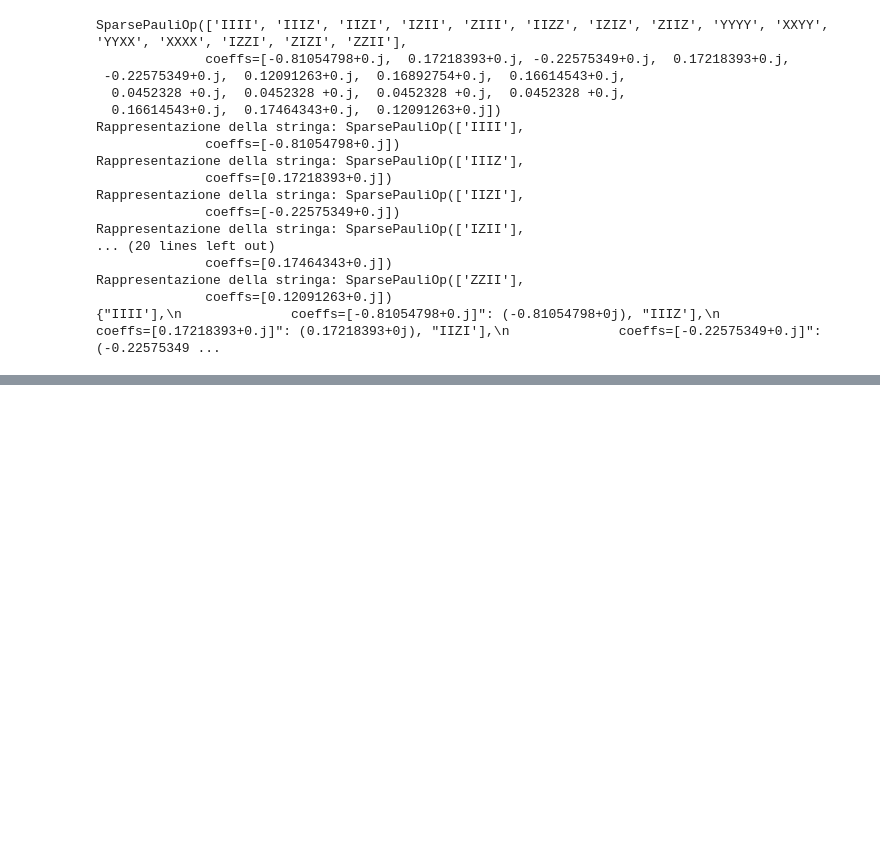
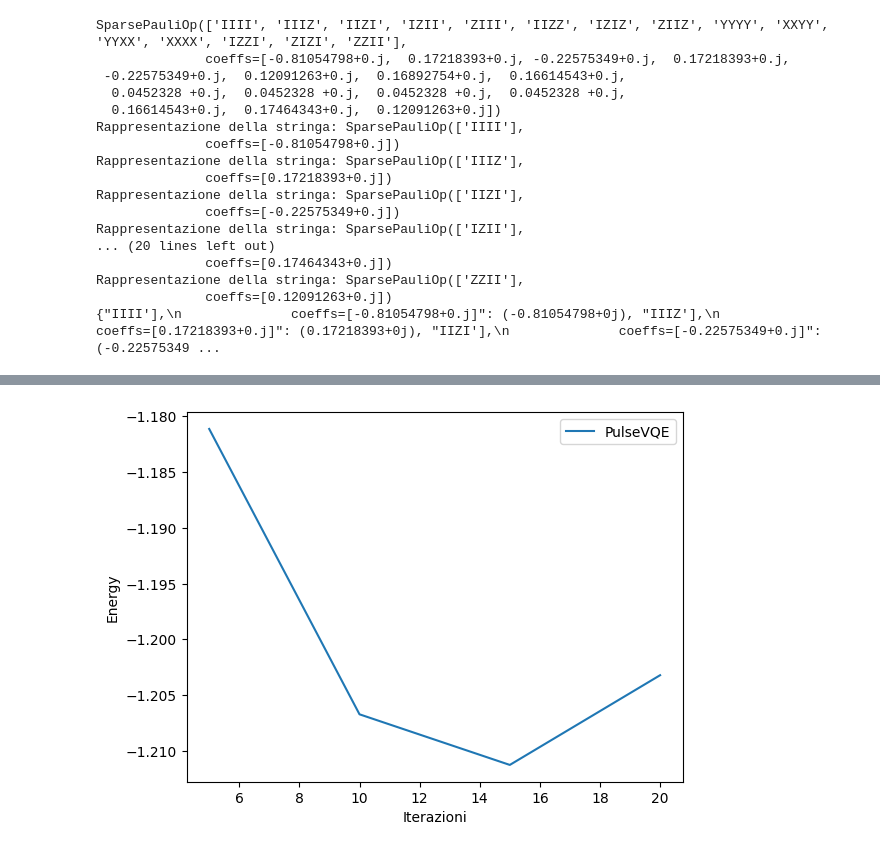
Before and after one commit to qismib/PAntza, a Jupyter notebook: notebooks/Pansatz.ipynb, the cells around one changed output, grey strips where cells are left out. Drawn from its saved outputs; the diff is of its cells as text; code cells hidden in the pictures; blank space fills up the shorter version.

```diff
--- a/notebooks/Pansatz.ipynb
+++ b/notebooks/Pansatz.ipynb
@@ -350,0 +462,18 @@ params in def chemistry in vqe.py:  [ 0.29769763  0.1771643   0.04198253  0.1781
+# %%
+n_qubit = 4
+parameters = 17
+params = np.zeros(parameters)
+
+LC = gen_LC_vqe(parameters)
+
+n_shot = 1024
+
+optimizer = 'COBYLA'
+
+vqe_res = minimize(vqe, params, args=(my_dict, pulse_backend, gate_backend, n_qubit, n_shot),
+                   method=optimizer, constraints=LC, options={'rhobeg': 0.2, 'maxiter': 15, 'disp': True})
+
+iterazioni.append(15)
+energy.append(vqe_res.fun)
+print(my_dict)
+print('The optimized loss func value: {}'.format(vqe_res.fun))
@@ -350,0 +498,18 @@ params in def chemistry in vqe.py:  [ 0.29769763  0.1771643   0.04198253  0.1781
+# %%
+n_qubit = 4
+parameters = 17
+params = np.zeros(parameters)
+
+LC = gen_LC_vqe(parameters)
+
+n_shot = 1024
+
+optimizer = 'COBYLA'
+
+vqe_res = minimize(vqe, params, args=(my_dict, pulse_backend, gate_backend, n_qubit, n_shot),
+                   method=optimizer, constraints=LC, options={'rhobeg': 0.2, 'maxiter': 20, 'disp': True})
+
+iterazioni.append(20)
+energy.append(vqe_res.fun)
+print(my_dict)
+print('The optimized loss func value: {}'.format(vqe_res.fun))
@@ -350,0 +534,10 @@ params in def chemistry in vqe.py:  [ 0.29769763  0.1771643   0.04198253  0.1781
+# %%
+import matplotlib.pyplot as plt
+plt.plot(iterazioni, energy, label="PulseVQE")
+plt.xlabel("Iterazioni")
+plt.ylabel("Energy")
+plt.legend()
+plt.savefig('H2-pVQE.png')
+plt.show()
+# %% [output]
+[figure, added]
```
Also changed, not shown: parts of 8 cells of this notebook, 2 other files.
